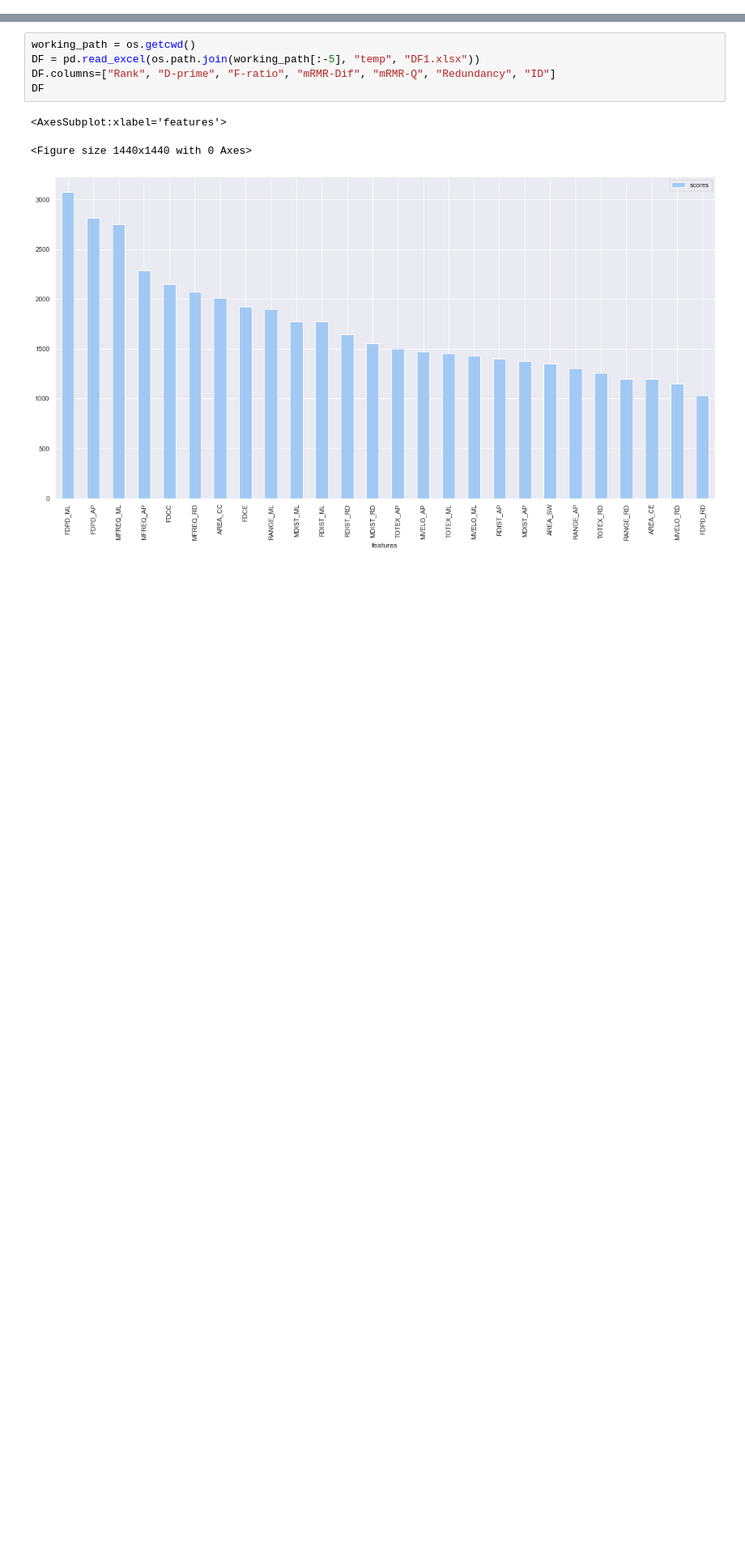
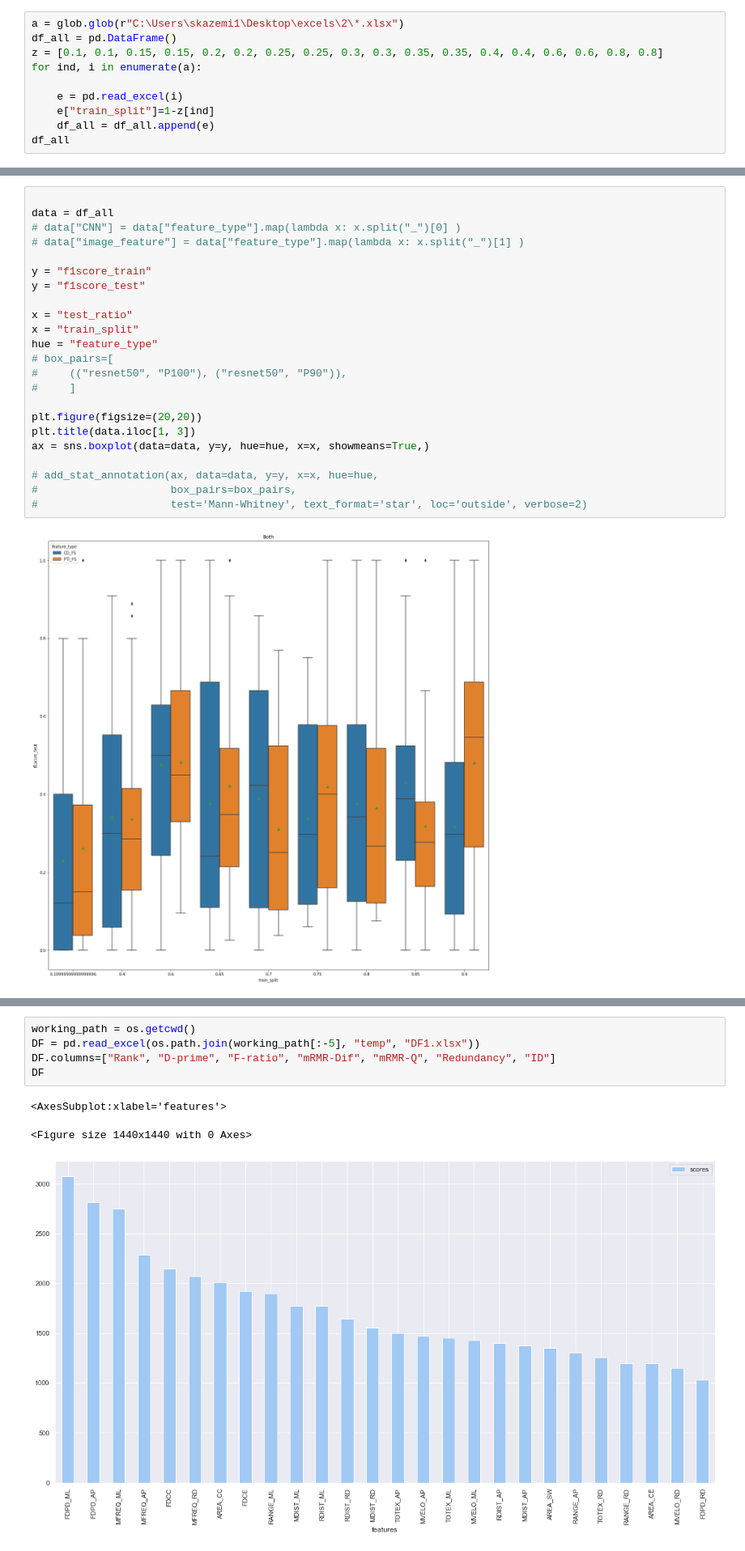
Before and after one commit to SKazemii/master-project, a Jupyter notebook: Codes/noteBook.ipynb, the cells around one changed output, grey strips where cells are left out. Shown at 81% size. Drawn from its saved outputs; the diff is of its cells as text; blank space fills up the shorter version.

```diff
--- a/Codes/noteBook.ipynb
+++ b/Codes/noteBook.ipynb
@@ -18,3 +18,13 @@ import seaborn as sns
 
 
 from statannot import add_stat_annotation
+# %%
+a = glob.glob(r"C:\Users\skazemi1\Desktop\excels\2\*.xlsx")
+df_all = pd.DataFrame()
+z = [0.1, 0.1, 0.15, 0.15, 0.2, 0.2, 0.25, 0.25, 0.3, 0.3, 0.35, 0.35, 0.4, 0.4, 0.6, 0.6, 0.8, 0.8]
+for ind, i in enumerate(a):
+
+    e = pd.read_excel(i)
+    e["train_split"]=1-z[ind]
+    df_all = df_all.append(e)
+df_all
@@ -21 +45,26 @@ from statannot import add_stat_annotation
+# %%
+
+data = df_all
+# data["CNN"] = data["feature_type"].map(lambda x: x.split("_")[0] )
+# data["image_feature"] = data["feature_type"].map(lambda x: x.split("_")[1] )
+
+y = "f1score_train"
+y = "f1score_test"
+
+x = "test_ratio"
+x = "train_split"
+hue = "feature_type"
+# box_pairs=[
+#     (("resnet50", "P100"), ("resnet50", "P90")),
+#     ]
+
+plt.figure(figsize=(20,20))
+plt.title(data.iloc[1, 3])
+ax = sns.boxplot(data=data, y=y, hue=hue, x=x, showmeans=True,)
+
+# add_stat_annotation(ax, data=data, y=y, x=x, hue=hue,
+#                     box_pairs=box_pairs,
+#                     test='Mann-Whitney', text_format='star', loc='outside', verbose=2)
+# %% [output]
+[figure, added]
 # %%
```
Also changed, not shown: parts of 7 cells of this notebook, 4 other files.
